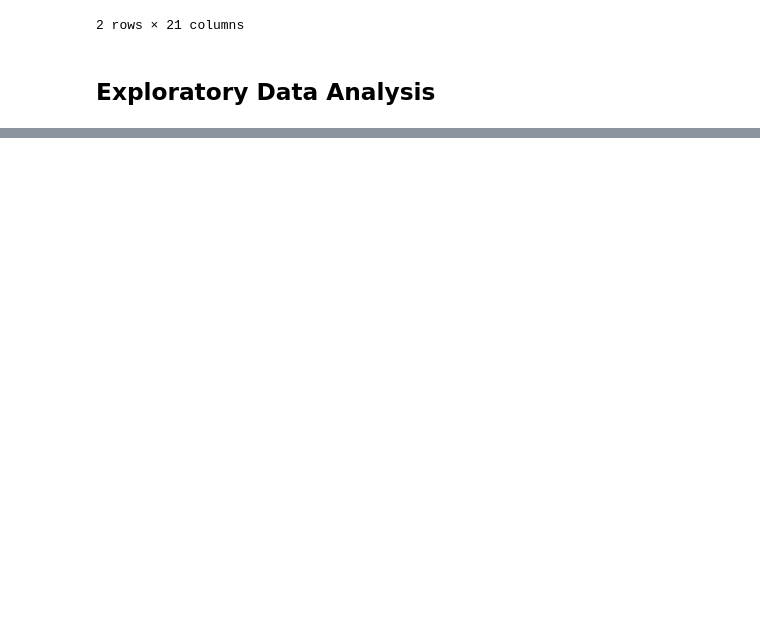
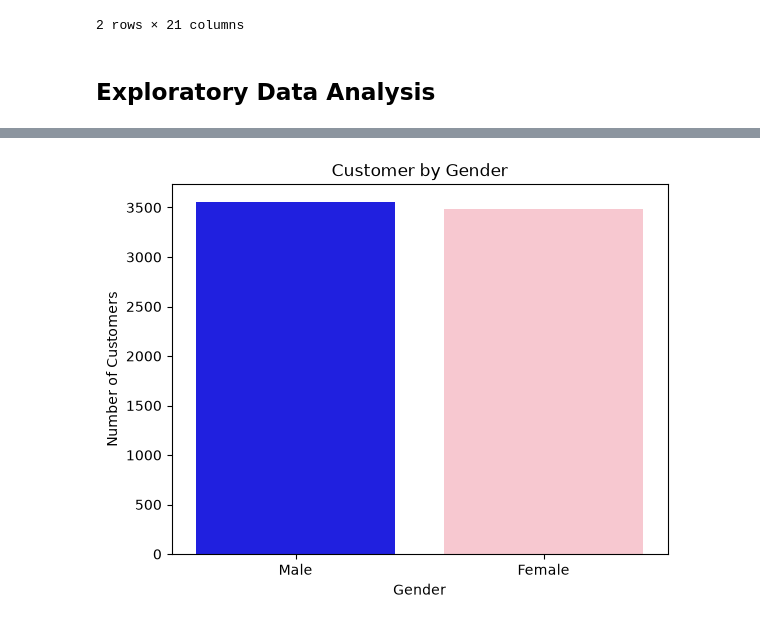
Before and after one commit to mdraihanmostafa746-coder/Customer-Churn-Prediction, a Jupyter notebook: notebooks/customer_churn_analysis.ipynb, the cells around one changed output, grey strips where cells are left out. Saved outputs shown, nothing was run; the diff lists cells and outputs as text; code cells hidden in the pictures; blank space fills up the shorter version.

```diff
--- a/notebooks/customer_churn_analysis.ipynb
+++ b/notebooks/customer_churn_analysis.ipynb
@@ -143,0 +164,20 @@ df.head(2)
+# %%
+gd = sns.countplot(
+    x='gender',
+    data=df,
+    order=df['gender'].value_counts().index,
+    hue='gender',
+    palette={'Male': 'Blue', 'Female': 'Pink'},
+    legend=False
+)
+
+for container in gd.containers:
+    ax.bar_label(container)
+
+plt.title("Customer by Gender")
+plt.xlabel("Gender")
+plt.ylabel("Number of Customers")
+
+plt.show()
+# %% [output]
+[figure, added]
```
Also changed, not shown: parts of 16 cells of this notebook, 14 other files.
